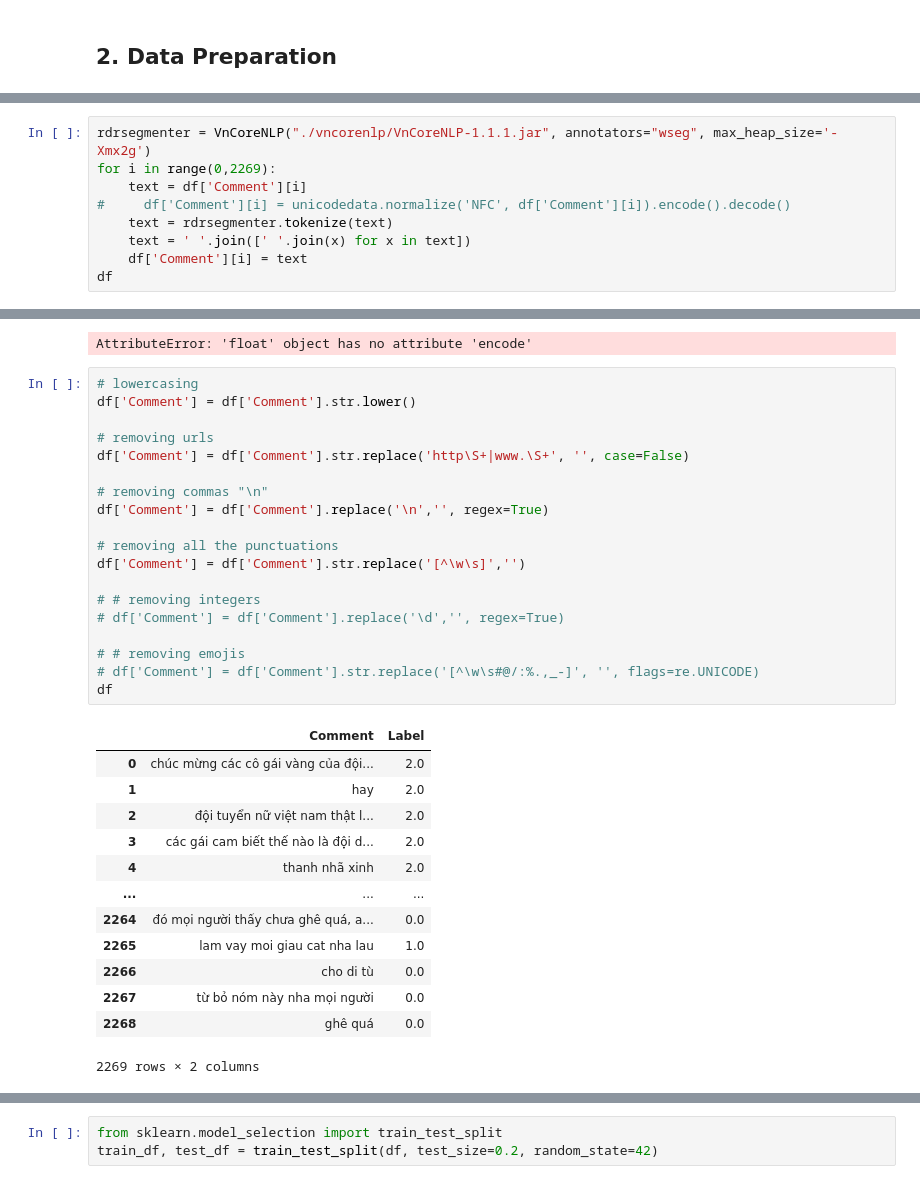
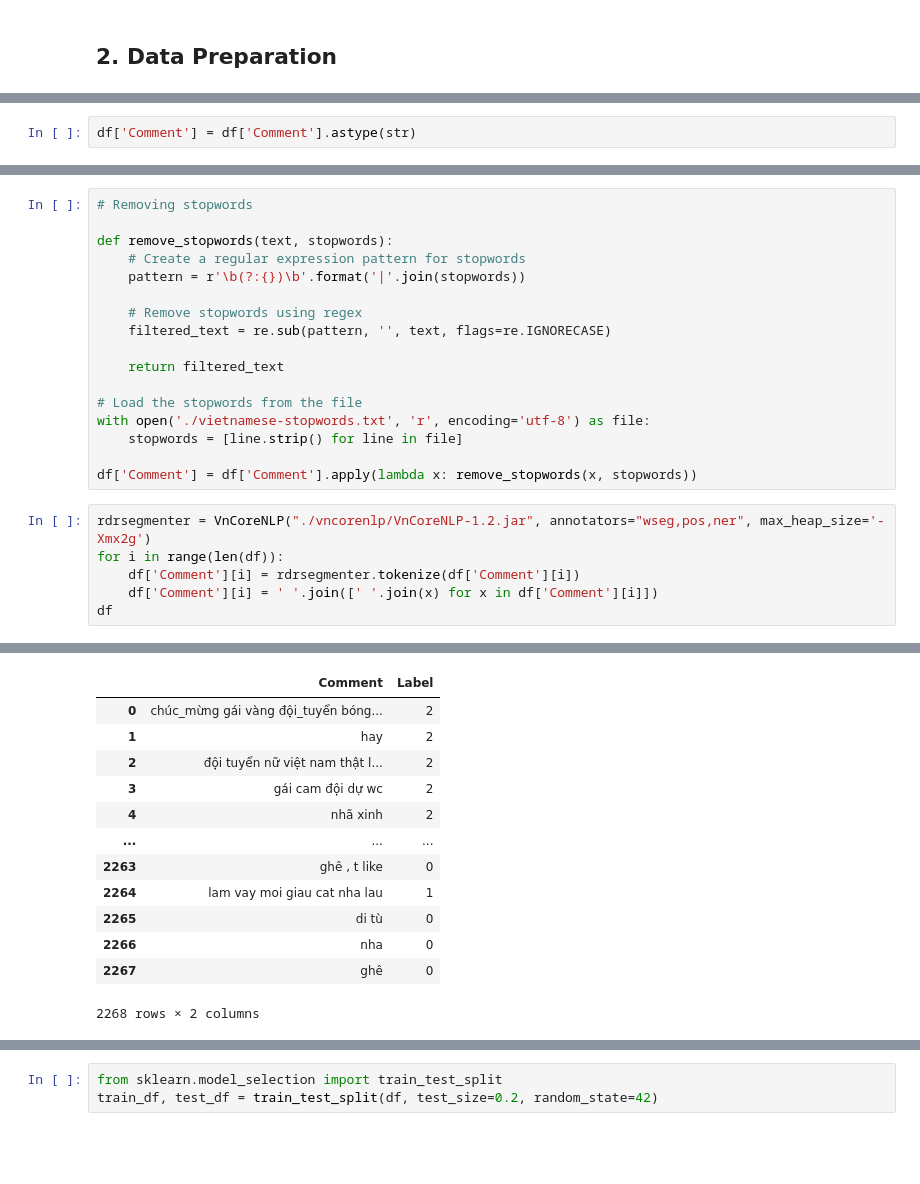
Before and after one commit to MindVu/python, a Jupyter notebook: Vie/xlmRobertaVie.ipynb, the cells around one changed output, grey strips where cells are left out. Saved outputs shown, nothing was run; the diff lists cells and outputs as text; blank space fills up the shorter version.

```diff
--- a/Vie/xlmRobertaVie.ipynb
+++ b/Vie/xlmRobertaVie.ipynb
@@ -98,0 +86,2 @@ df
+# %%
+df['Comment'] = df['Comment'].astype(str)
@@ -99,11 +97,25 @@ df
+# %%
+# Removing stopwords
+
+def remove_stopwords(text, stopwords):
+    # Create a regular expression pattern for stopwords
+    pattern = r'\b(?:{})\b'.format('|'.join(stopwords))
+
+    # Remove stopwords using regex
+    filtered_text = re.sub(pattern, '', text, flags=re.IGNORECASE)
+
+    return filtered_text
+
+# Load the stopwords from the file
+with open('./vietnamese-stopwords.txt', 'r', encoding='utf-8') as file:
+    stopwords = [line.strip() for line in file]
+
+df['Comment'] = df['Comment'].apply(lambda x: remove_stopwords(x, stopwords))
 # %%
-rdrsegmenter = VnCoreNLP("./vncorenlp/VnCoreNLP-1.1.1.jar", annotators="wseg", max_heap_size='-Xmx2g')
-for i in range(0,2269):
-    text = df['Comment'][i]
-#     df['Comment'][i] = unicodedata.normalize('NFC', df['Comment'][i]).encode().decode()
-    text = rdrsegmenter.tokenize(text)
-    text = ' '.join([' '.join(x) for x in text])
-    df['Comment'][i] = text
+rdrsegmenter = VnCoreNLP("./vncorenlp/VnCoreNLP-1.2.jar", annotators="wseg,pos,ner", max_heap_size='-Xmx2g')
+for i in range(len(df)):
+    df['Comment'][i] = rdrsegmenter.tokenize(df['Comment'][i])
+    df['Comment'][i] = ' '.join([' '.join(x) for x in df['Comment'][i]])
 df
 # %% [output]
 A value is trying to be set on a copy of a slice from a DataFrame
@@ -126,34 +138,13 @@ See the caveats in the documentation: https://pandas.pydata.org/pandas-docs/stab
+|  | Comment | Label |
+| 0 | chúc_mừng gái vàng đội_tuyển bóng... | 2 |
+| 1 | hay | 2 |
+| 2 | đội tuyển nữ việt nam thật l... | 2 |
+| 3 | gái cam đội dự wc | 2 |
+| 4 | nhã xinh | 2 |
+| ... | ... | ... |
+| 2263 | ghê , t like | 0 |
+| 2264 | lam vay moi giau cat nha lau | 1 |
+| 2265 | di tù | 0 |
+| 2266 | nha | 0 |
+| 2267 | ghê | 0 |
-AttributeError: 'float' object has no attribute 'encode'
+2268 rows × 2 columns
-# %%
-# lowercasing
-df['Comment'] = df['Comment'].str.lower()
-
-# removing urls
-df['Comment'] = df['Comment'].str.replace('http\S+|www.\S+', '', case=False)
-
-# removing commas "\n"
-df['Comment'] = df['Comment'].replace('\n','', regex=True)
-
-# removing all the punctuations
-df['Comment'] = df['Comment'].str.replace('[^\w\s]','')
-
-# # removing integers
-# df['Comment'] = df['Comment'].replace('\d','', regex=True)
-
-# # removing emojis
-# df['Comment'] = df['Comment'].str.replace('[^\w\s#@/:%.,_-]', '', flags=re.UNICODE)
-df
-# %% [output]
-|  | Comment | Label |
-| 0 | chúc mừng các cô gái vàng của đội... | 2.0 |
-| 1 | hay | 2.0 |
-| 2 | đội tuyển nữ việt nam thật l... | 2.0 |
-| 3 | các gái cam biết thế nào là đội d... | 2.0 |
-| 4 | thanh nhã xinh | 2.0 |
-| ... | ... | ... |
-| 2264 | đó mọi người thấy chưa ghê quá, a... | 0.0 |
-| 2265 | lam vay moi giau cat nha lau | 1.0 |
-| 2266 | cho di tù | 0.0 |
-| 2267 | từ bỏ nóm này nha mọi người | 0.0 |
-| 2268 | ghê quá | 0.0 |
-2269 rows × 2 columns
```
Also changed, not shown: parts of 17 cells of this notebook, 41 other files.
